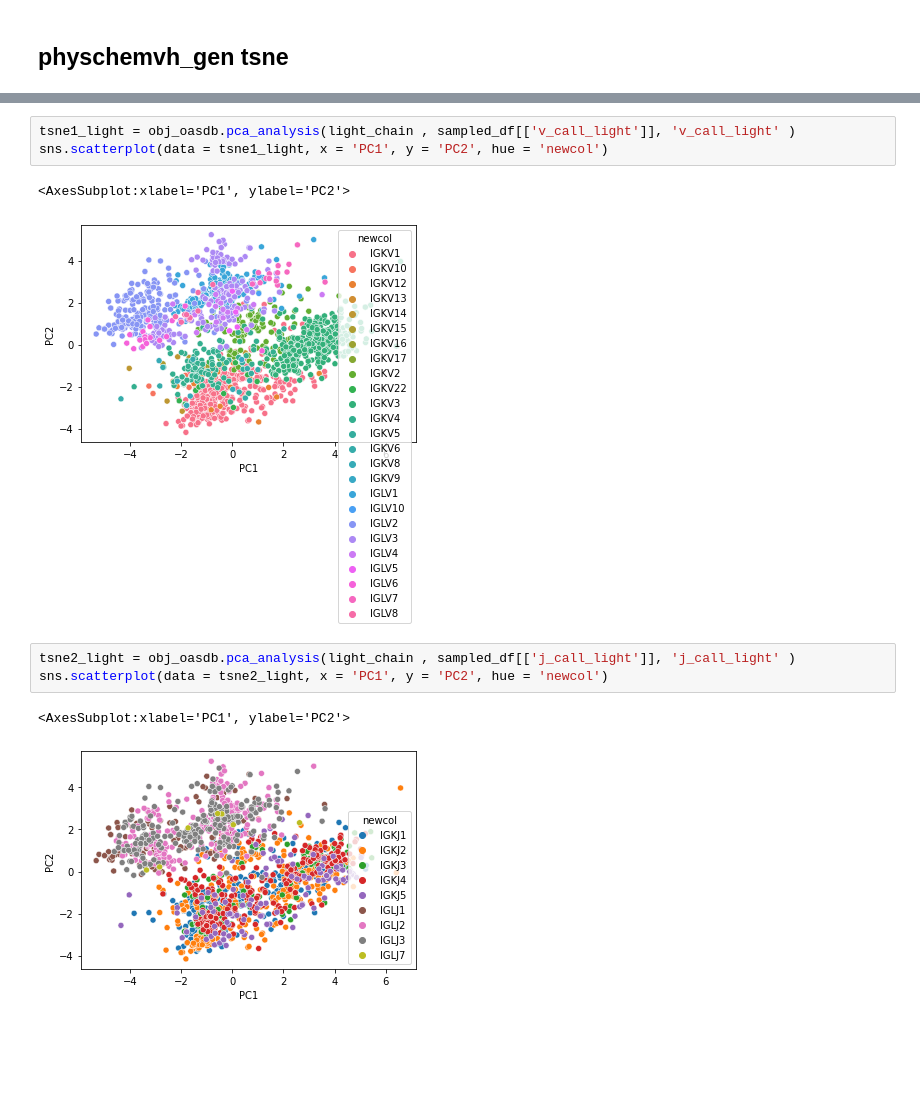
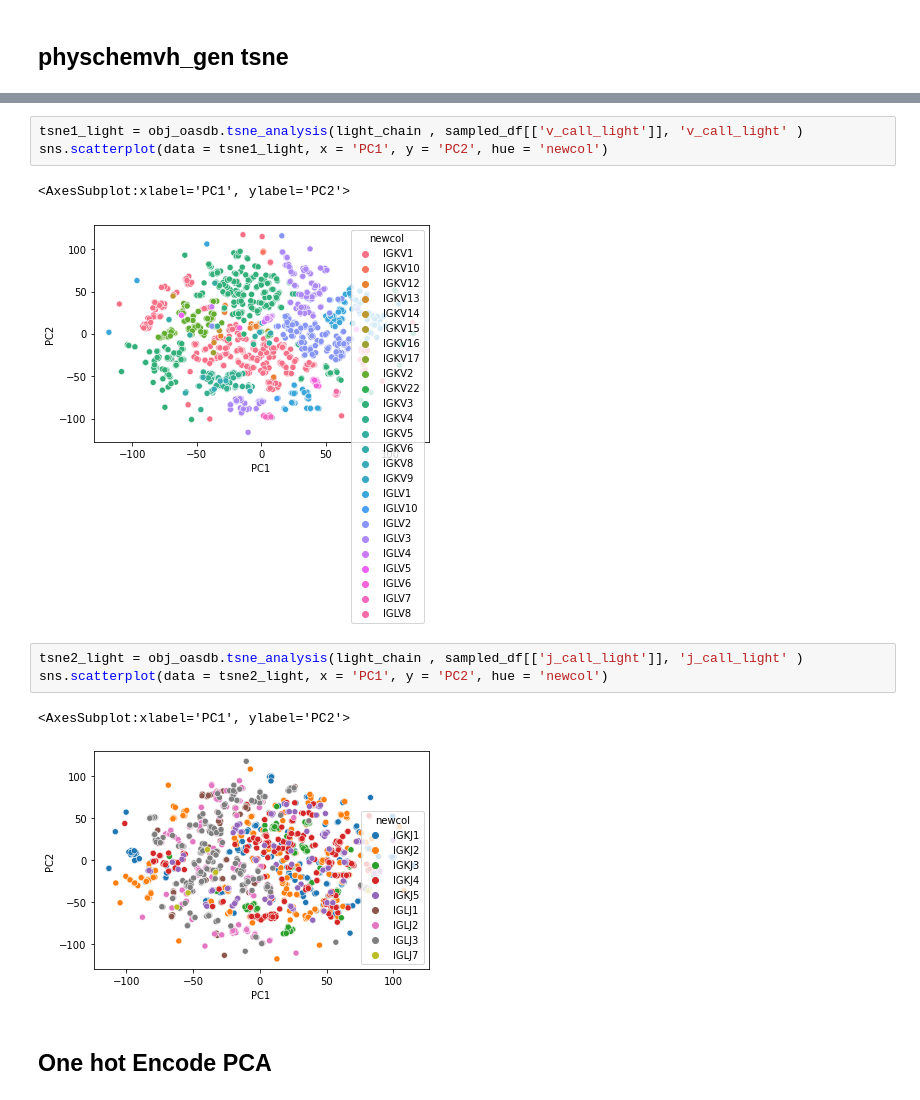
Before and after one commit to jacksonmlukas/MerckEDA, a Jupyter notebook: EmbedTest/cheryl_test.ipynb, the cells around one changed output, grey strips where cells are left out. Saved outputs shown, nothing was run; the diff lists cells and outputs as text; blank space fills up the shorter version.

```diff
--- a/EmbedTest/cheryl_test.ipynb
+++ b/EmbedTest/cheryl_test.ipynb
@@ -194,12 +195,14 @@ sns.scatterplot(data = tsne2_heavy, x = 'PC1', y = 'PC2', hue = 'newcol')
 # %%
-tsne1_light = obj_oasdb.pca_analysis(light_chain , sampled_df[['v_call_light']], 'v_call_light' )
+tsne1_light = obj_oasdb.tsne_analysis(light_chain , sampled_df[['v_call_light']], 'v_call_light' )
 sns.scatterplot(data = tsne1_light, x = 'PC1', y = 'PC2', hue = 'newcol')
 # %% [output]
 <AxesSubplot:xlabel='PC1', ylabel='PC2'>
-[figure, old version]
+[figure, new version]
 # %%
-tsne2_light = obj_oasdb.pca_analysis(light_chain , sampled_df[['j_call_light']], 'j_call_light' )
+tsne2_light = obj_oasdb.tsne_analysis(light_chain , sampled_df[['j_call_light']], 'j_call_light' )
 sns.scatterplot(data = tsne2_light, x = 'PC1', y = 'PC2', hue = 'newcol')
 # %% [output]
 <AxesSubplot:xlabel='PC1', ylabel='PC2'>
-[figure, old version]
+[figure, new version]
+# %% [markdown]
+## One hot Encode PCA
```
Also changed, not shown: parts of 11 cells of this notebook.
